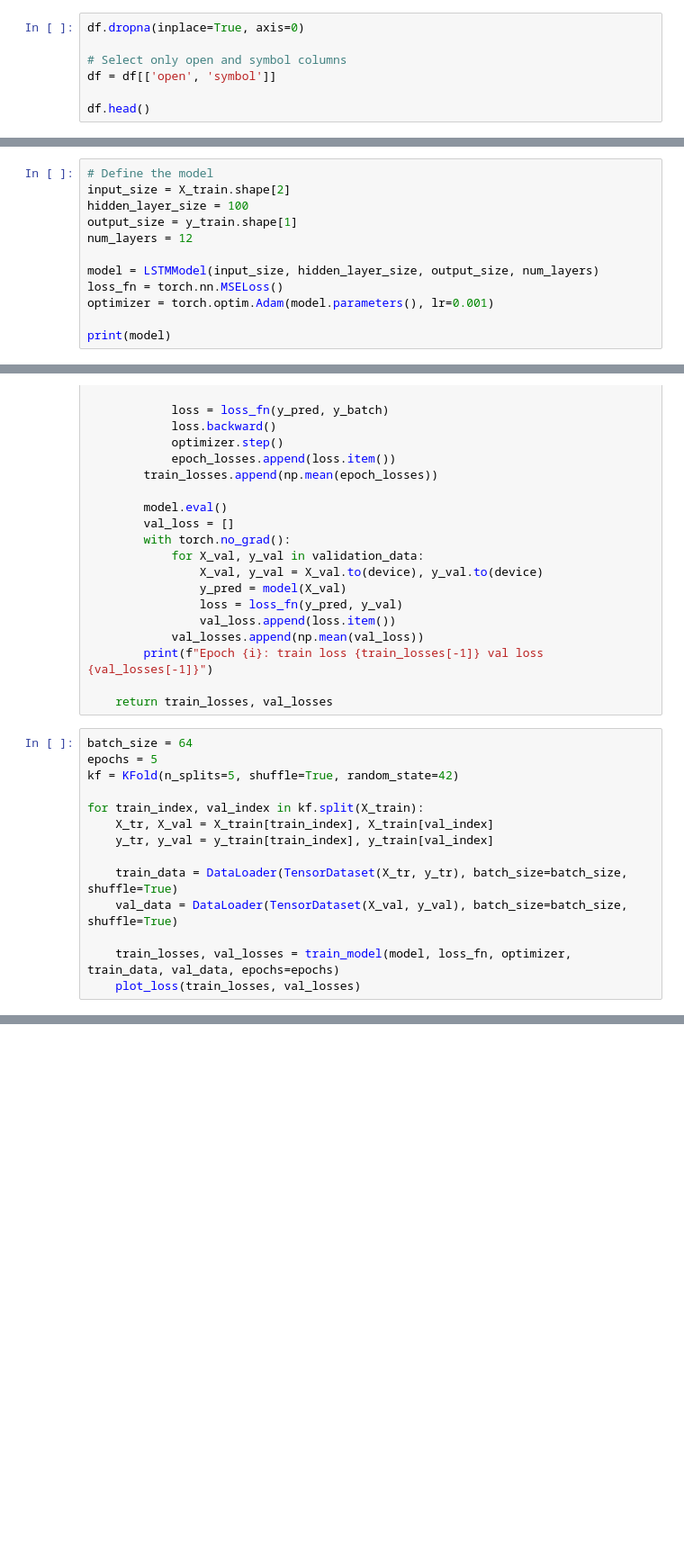
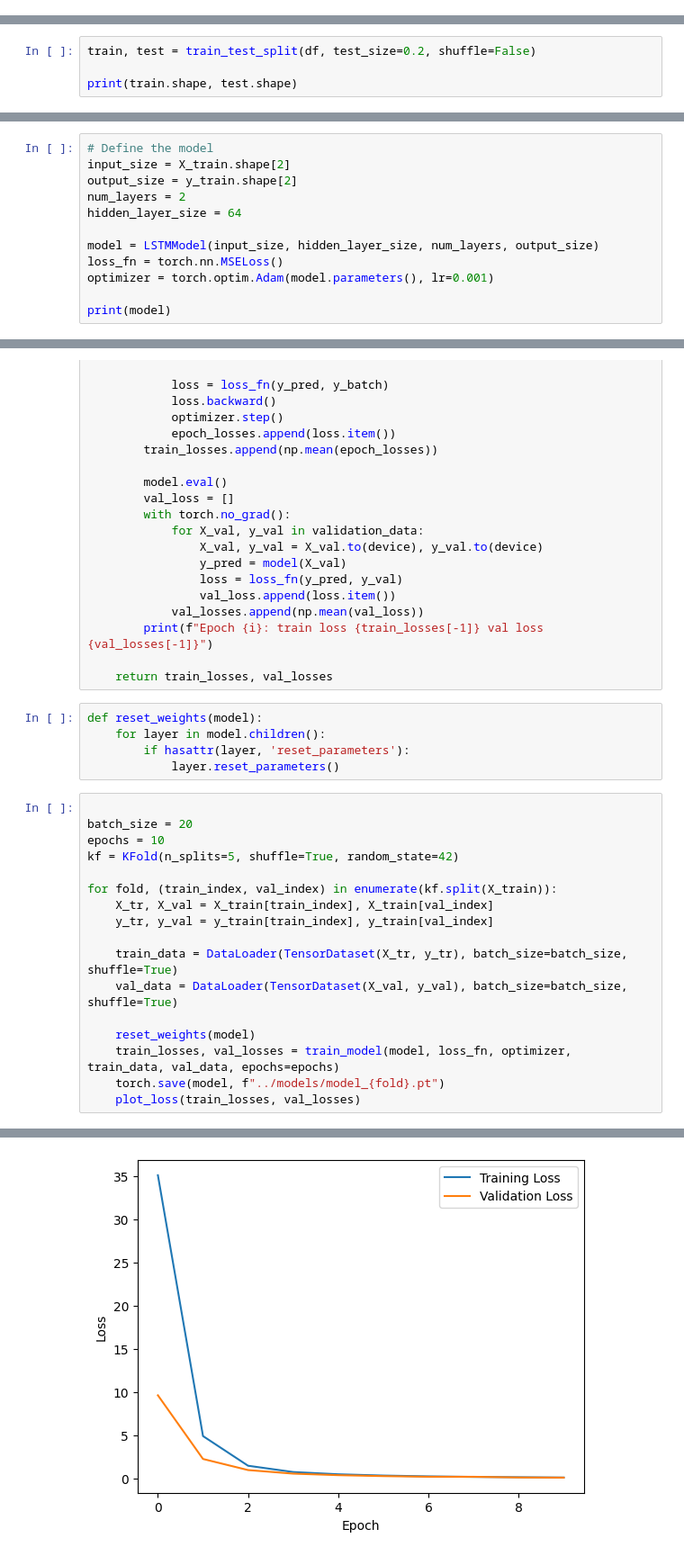
Before and after one commit to Tiburso/StockPredictor, a Jupyter notebook: src/model_sandbox.ipynb, the cells around one changed output, grey strips where cells are left out. Shown at 90% size. Cells and saved outputs as stored; diff of their text form; blank space fills up the shorter version.

Commit message:
Got model working for AAPL

```diff
--- a/src/model_sandbox.ipynb
+++ b/src/model_sandbox.ipynb
@@ -42,7 +61,0 @@ Index(['open', 'high', 'low', 'close', 'volume'], dtype='object')
-# %%
-df.dropna(inplace=True, axis=0)
-
-# Select only open and symbol columns
-df = df[['open', 'symbol']]
-
-df.head()
@@ -76,0 +62,4 @@ print(train.loc['1990-01-02'])
+# %%
+train, test = train_test_split(df, test_size=0.2, shuffle=False)
+
+print(train.shape, test.shape)
@@ -100,11 +106,11 @@ cpu
 # %%
 # Define the model
 input_size = X_train.shape[2]
-hidden_layer_size = 100
-output_size = y_train.shape[1]
-num_layers = 12
+output_size = y_train.shape[2]
+num_layers = 2
+hidden_layer_size = 64
 
-model = LSTMModel(input_size, hidden_layer_size, output_size, num_layers)
+model = LSTMModel(input_size, hidden_layer_size, num_layers, output_size)
 loss_fn = torch.nn.MSELoss()
 optimizer = torch.optim.Adam(model.parameters(), lr=0.001)
 
@@ -145,18 +151,26 @@ def train_model(model, loss_fn, optimizer, train_data, validation_data, epochs=2
         print(f"Epoch {i}: train loss {train_losses[-1]} val loss {val_losses[-1]}")
 
     return train_losses, val_losses
+# %%
+def reset_weights(model):
+    for layer in model.children():
+        if hasattr(layer, 'reset_parameters'):
+            layer.reset_parameters()
 # %%
-batch_size = 64
-epochs = 5
+
+batch_size = 20
+epochs = 10
 kf = KFold(n_splits=5, shuffle=True, random_state=42)
 
-for train_index, val_index in kf.split(X_train):
+for fold, (train_index, val_index) in enumerate(kf.split(X_train)):
     X_tr, X_val = X_train[train_index], X_train[val_index]
     y_tr, y_val = y_train[train_index], y_train[val_index]
 
     train_data = DataLoader(TensorDataset(X_tr, y_tr), batch_size=batch_size, shuffle=True)
     val_data = DataLoader(TensorDataset(X_val, y_val), batch_size=batch_size, shuffle=True)
 
+    reset_weights(model)
     train_losses, val_losses = train_model(model, loss_fn, optimizer, train_data, val_data, epochs=epochs)
+    torch.save(model, f"../models/model_{fold}.pt")
     plot_loss(train_losses, val_losses)
 # %% [output]
@@ -166,0 +187 @@ Epoch 3: train loss 0.07318453284768531 val loss 0.07319883758632037
+[figure, added]
```
Also changed, not shown: parts of 13 cells of this notebook, 3 other files.
